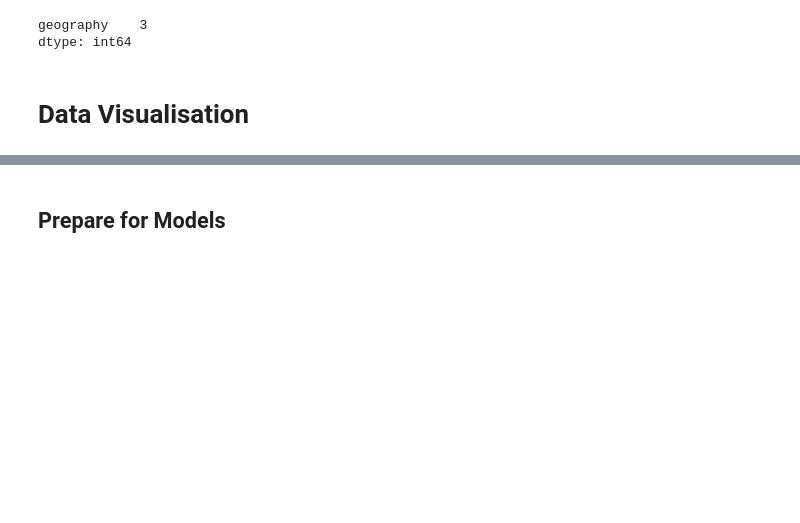
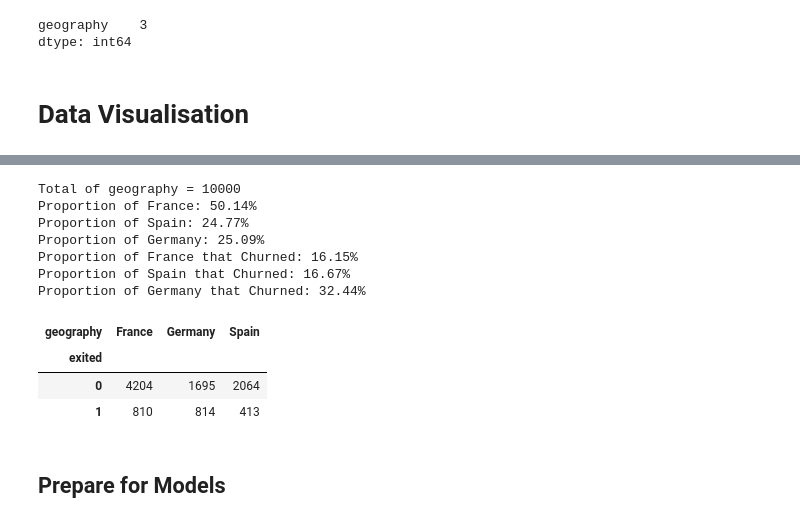
Before and after one commit to gcsantucci/churn_TopBank, a Jupyter notebook: churn_eda.ipynb, the cells around one changed output, grey strips where cells are left out. Saved outputs shown, nothing was run; the diff lists cells and outputs as text; code cells hidden in the pictures; blank space fills up the shorter version.

```diff
--- a/churn_eda.ipynb
+++ b/churn_eda.ipynb
@@ -466,7 +497,19 @@ table
 # %%
-table = df.groupby(['Exited', 'Geography']).agg('count').Balance.unstack()
+table = df1.groupby(['exited', 'geography']).agg('count').balance.unstack()
 print_prop3(table)
 table
+# %% [output]
+Total of geography = 10000
+Proportion of France: 50.14%
+Proportion of Spain: 24.77%
+Proportion of Germany: 25.09%
+Proportion of France that Churned: 16.15%
+Proportion of Spain that Churned: 16.67%
+Proportion of Germany that Churned: 32.44%
+| geography | France | Germany | Spain |
+| exited |  |  |  |
+| 0 | 4204 | 1695 | 2064 |
+| 1 | 810 | 814 | 413 |
 # %% [markdown]
 ## Prepare for Models
 # %%
```
Also changed, not shown: parts of 22 cells of this notebook.
